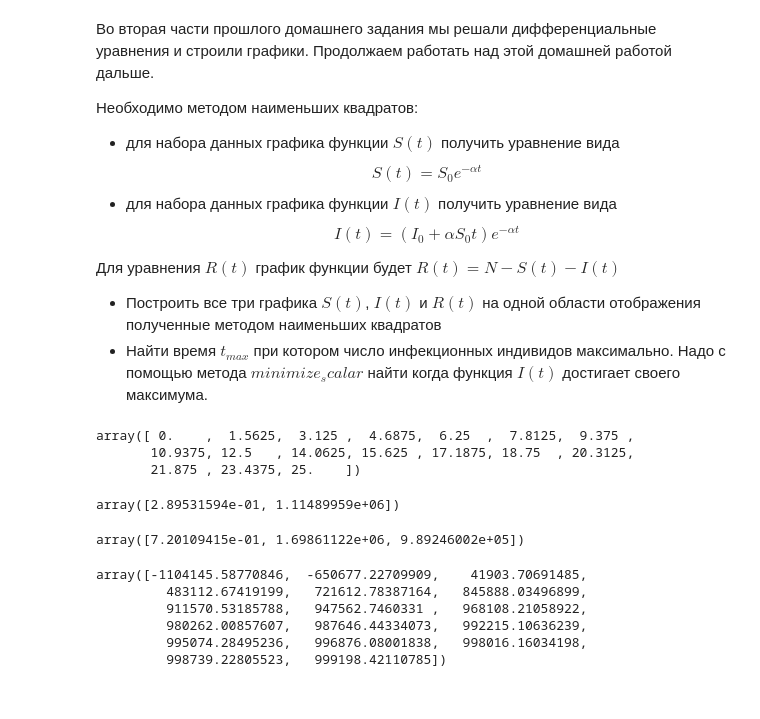
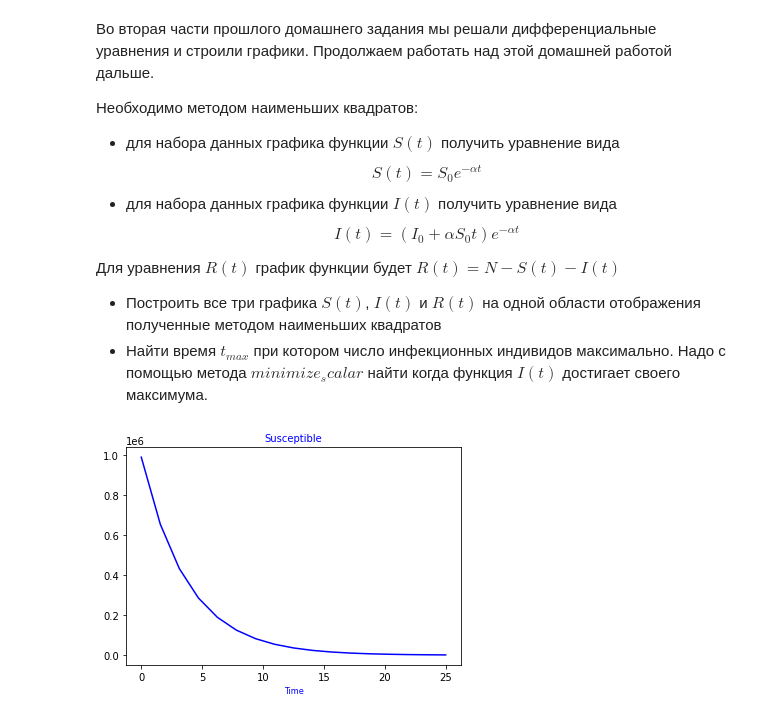
Before and after one commit to SaifuliAnna/DataScience_HW5, a Jupyter notebook: Hw5_2.ipynb, the cells around one changed output. Drawn from its saved outputs; the diff is of its cells as text; code cells hidden in the pictures.

```diff
--- a/Hw5_2.ipynb
+++ b/Hw5_2.ipynb
@@ -36,45 +40,39 @@ y = np.array([9.90000000e+05, 9.34741505e+05, 5.26338915e+05, 2.14449863e+05,
         2.65724217e+03, 1.10395999e+03, 4.58643792e+02, 1.90545047e+02,
         7.91625391e+01, 3.28883086e+01, 1.36635268e+01, 5.67652784e+00,
         3.71298656e+00])
-# %%
-t = np.linspace(0, 25, 17)
-t
-# %% [output]
-array([ 0.    ,  1.5625,  3.125 ,  4.6875,  6.25  ,  7.8125,  9.375 ,
-       10.9375, 12.5   , 14.0625, 15.625 , 17.1875, 18.75  , 20.3125,
-       21.875 , 23.4375, 25.    ])
 # %%
-def func_s(t, a, S0):
+def func_s(t, a):
     return (S0 * np.exp(-a * t))
 
 def diff_s(p, y, t):
-    a, S0 = p
-    return y - func_s(t, a, S0)
+    a = p
+    return y - func_s(t, a)
 
-p0 = a, S0
-sol_s, _ = leastsq(diff_s, p0, args=(y, t))
+sol_s, _ = leastsq(diff_s, (1), args=(y, t))
 sol_s
+
+plt.plot(t, func_s(t, sol_s[0]), color='blue')
+
+plt.title('Susceptible', fontsize=10, color='blue')
+plt.xlabel('Time', fontsize=8, color='blue')
+
+plt.show()
 # %% [output]
-array([2.89531594e-01, 1.11489959e+06])
+[figure, added]
 # %%
-def func_i(t, a, S0, I0):
-    return ((I0 + a * S0 * t) * np.exp(-a * t))
+# def func_i(t, a):
+#     return ((I0 + a * S0 * t) * np.exp(-a * t))
 
-def diff_i(p_i, y, t):
-    a, S0, I0 = p_i
-    return y - func_i(t, a, S0, I0)
+# def diff_i(p, y, t):
+#     a = p
+#     return y - func_i(t, a)
 
-sol_i, _ = leastsq(diff_i, (a, S0, I0), args=(y, t))
-sol_i
+# sol_i, _ = leastsq(diff_i, (1), args=(y, t))
+# sol_i
+
+# plt.plot(t, func_i(t, sol_i[0]), color='green')
+
+# plt.title('Infected', fontsize=10, color='green')
+# plt.xlabel('Time', fontsize=8, color='green')
+
+# plt.show()
-# %% [output]
-array([7.20109415e-01, 1.69861122e+06, 9.89246002e+05])
-# %%
-R = N0 - func_s(t, sol_s[0], sol_s[1]) - func_i(t, sol_i[0], sol_i[1], sol_i[2])
-R
-# %% [output]
-array([-1104145.58770846,  -650677.22709909,    41903.70691485,
-         483112.67419199,   721612.78387164,   845888.03496899,
-         911570.53185788,   947562.7460331 ,   968108.21058922,
-         980262.00857607,   987646.44334073,   992215.10636239,
-         995074.28495236,   996876.08001838,   998016.16034198,
-         998739.22805523,   999198.42110785])
```
Also changed, not shown: parts of 8 cells of this notebook.
